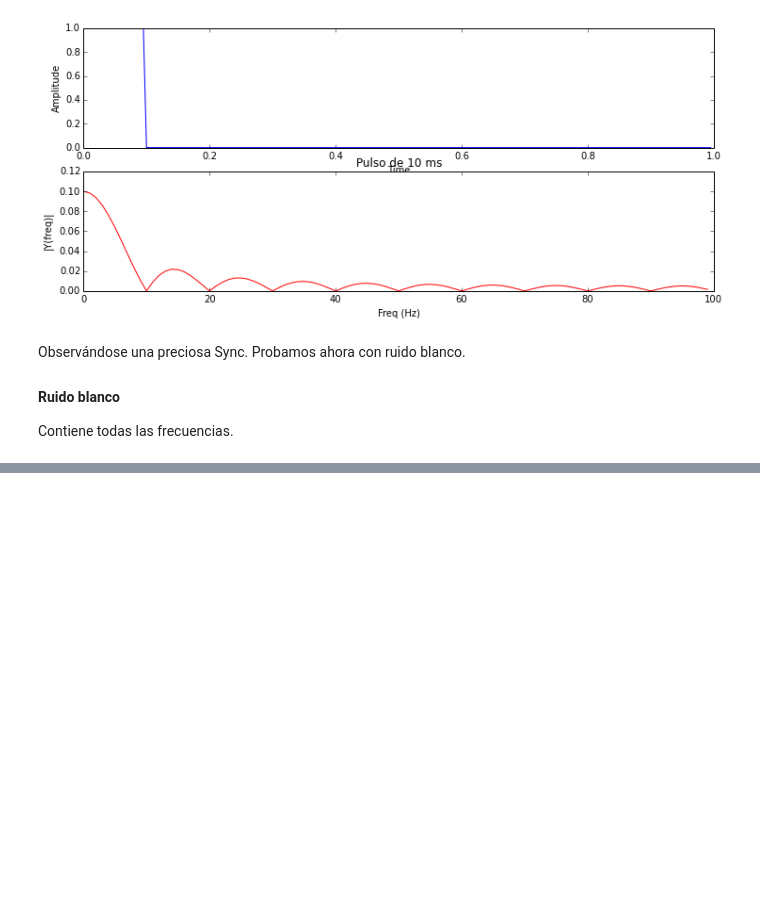
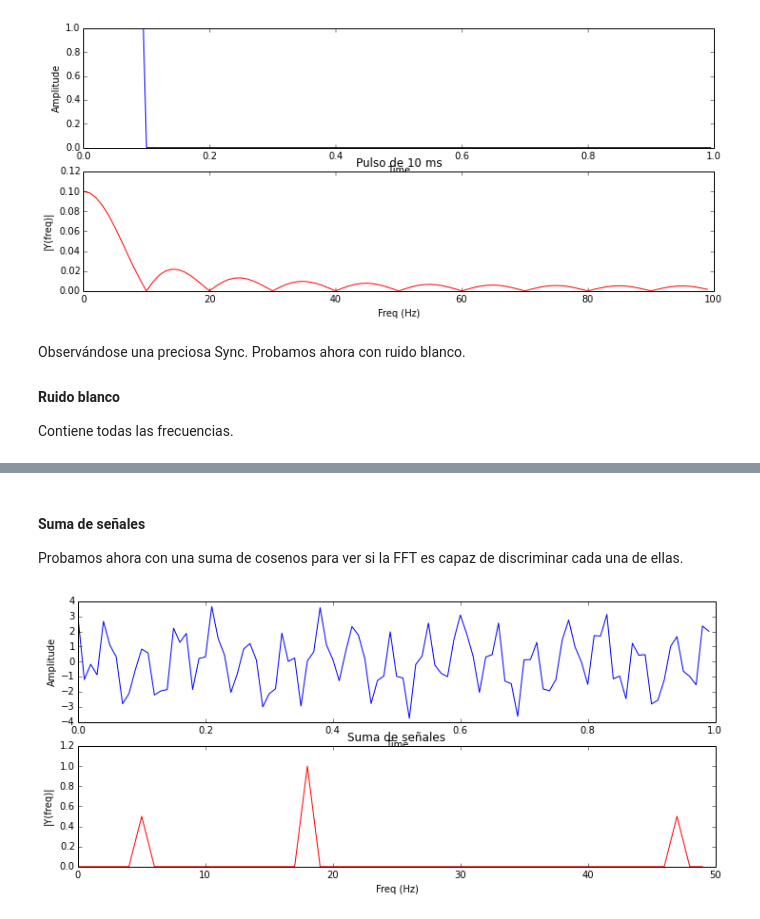
Before and after one commit to pvilas/ipython-notebooks, a Jupyter notebook: Ejemplos anotados de transformada de Fourier.ipynb, the cells around one changed output, grey strips where cells are left out. Cells and saved outputs as stored; diff of their text form; code cells hidden in the pictures; blank space fills up the shorter version.

```diff
--- a/Ejemplos anotados de transformada de Fourier.ipynb
+++ b/Ejemplos anotados de transformada de Fourier.ipynb
@@ -155,0 +158,14 @@ plot_spectrum(y, t, tit=u"Ruido blanco", orig=True)
+# %% [markdown]
+#### Suma de señales
+Probamos ahora con una suma de cosenos para ver si la FFT es capaz de discriminar cada una de ellas.
+# %%
+t=vector_tiempo(100)
+
+# generamos la senyal sumando varias senyales desfasadas
+# 5, 18 y 47 Hz, desfasadas 0, pi/3 y pi/17
+y = np.cos(2*np.pi*5*t+0) + 2*np.cos(2*np.pi*18*t+ np.pi/3) + np.cos(2*pi*47*t+np.pi/17)
+
+# dibujamos senyal y su espectro
+plot_spectrum(y, t, tit=u"Suma de señales", orig=True)
+# %% [output]
+[figure, added]
```
Also changed, not shown: parts of 3 cells of this notebook.
